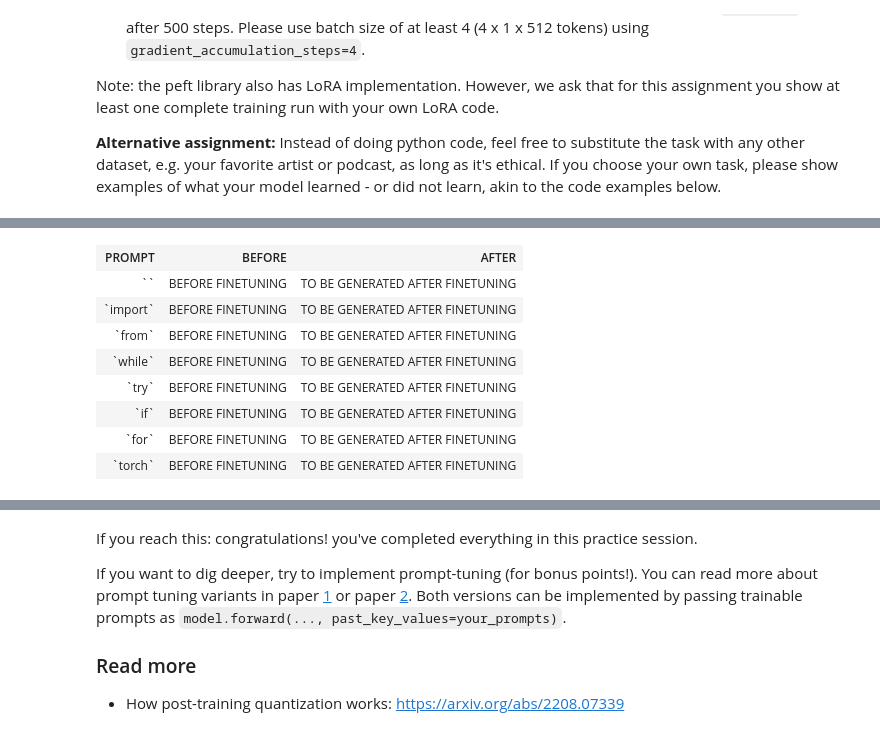
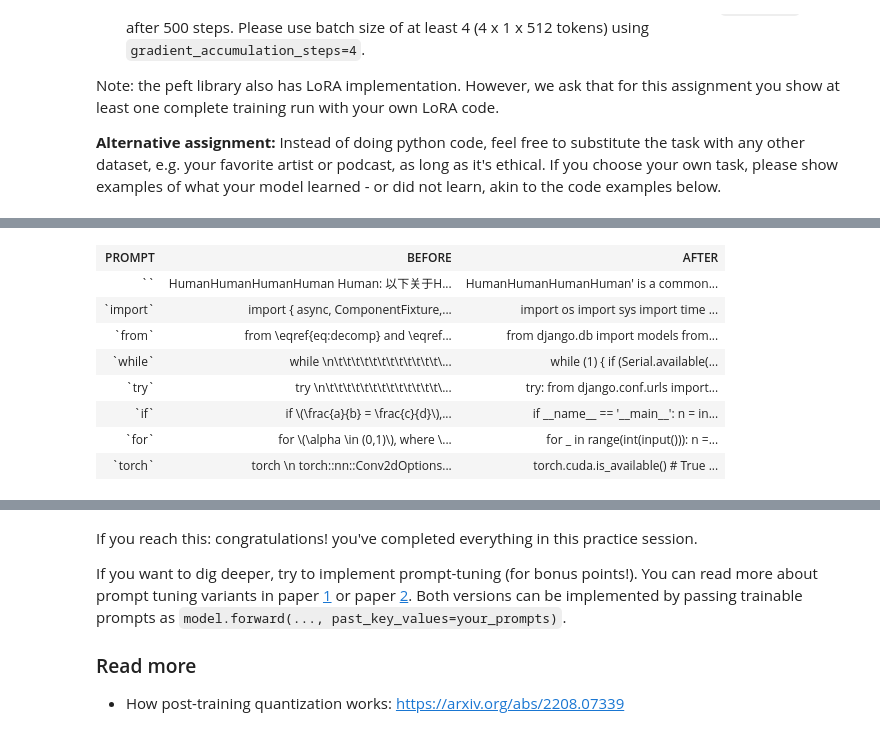
Before and after one commit to buxazich/Deep_Learning_HSE, a Jupyter notebook: week09_llm/practice_peft.ipynb, the cells around one changed output, grey strips where cells are left out. Drawn from its saved outputs; the diff is of its cells as text; code cells hidden in the pictures.

```diff
--- a/week09_llm/practice_peft.ipynb
+++ b/week09_llm/practice_peft.ipynb
@@ -195,0 +264,12 @@ Total parameters (excluding quantization): 3500478464
+# %%
+# Feel free to structure your code as you see fit - as long as it's legible :)
+prompt = 'A quick brown fox'
+batch = tokenizer(prompt, return_tensors='pt', return_token_type_ids=False).to(device)
+model.eval()
+# recomputed virtual prompts without using a generation cache
+with torch.no_grad():
+    for i in range(15):
+        next_token = model(**batch, use_cache=False).logits[:, -1].argmax(-1, keepdim=True)
+        batch['input_ids'] = torch.cat([batch['input_ids'], next_token], dim=1)
+        batch['attention_mask'] = torch.cat([batch['attention_mask'], torch.ones_like(next_token)], dim=1)
+print(tokenizer.decode(batch['input_ids'][0], skip_special_tokens=True))
@@ -369,0 +455,26 @@ __Alternative assignment:__ Instead of doing python code, feel free to substitut
+# %%
+# checked current adapters and predictions without updating weights
+bad_adapters = [
+    name for name, param in model.named_parameters()
+    if ('adapter_A' in name or 'adapter_B' in name)
+    and not torch.isfinite(param).all().item()
+]
+print('non-finite adapters:', bad_adapters)
+was_training = model.training
+model.eval()
+probe = tokenizer(
+    'import torch\nx = torch.tensor([1, 2, 3])\nprint(x)\n',
+    return_tensors='pt', return_token_type_ids=False
+).to(device)
+with torch.no_grad():
+    probe_logits = model(**probe, use_cache=False).logits
+    probe_loss = F.cross_entropy(
+        probe_logits[:, :-1].float().reshape(-1, probe_logits.shape[-1]),
+        probe['input_ids'][:, 1:].reshape(-1)
+    )
+print('logits dtype:', probe_logits.dtype)
+print('finite logits:', torch.isfinite(probe_logits).all().item())
+print('probe loss:', probe_loss.item())
+print('finite loss:', torch.isfinite(probe_loss).item())
+model.train(was_training)
+del probe_logits, probe_loss
@@ -379,37 +678,38 @@ prompts =  ['', 'import', 'from', 'while', 'try', 'if', 'for', 'torch']  # feel
 # %%
 # This template helps to compare generated code samples in pretty table form
 # feel free to present your work in other forms
 
 from IPython.display import HTML, display
+from html import escape
 table_template = """<table style="border:1px solid black" >
   <tr>
     <th style="text-align: center; border:1px solid black">PROMPT</th>
     <th style="text-align: center; border:1px solid black">BEFORE</th>
     <th style="text-align: center; border:1px solid black">AFTER</th>
   </tr>
 {}
 </table>"""
 
 row_template = '''  <tr>
     <td style="width:20%; border:1px solid black"><pre align="left">`{}`</pre></td>
     <td style="width:40%; border:1px solid black"><pre align="left">{}</pre></td>
     <td style="width:40%; border:1px solid black"><pre align="left">{}</pre></td>
   </tr>'''
 
 rows = []
 
-for prompt in prompts:
-    # replace placeholders in the format() arguments
-    rows.append(row_template.format(prompt, "BEFORE FINETUNING", "TO BE GENERATED AFTER FINETUNING"))
+for prompt, before, after in zip(prompts, before_samples, after_samples):
+    # escaped generated text before displaying it as HTML
+    rows.append(row_template.format(escape(prompt), escape(before), escape(after)))
 
 display(HTML(table_template.format('\n'.join(rows))))
 # %% [output]
 | PROMPT | BEFORE | AFTER |
-| `` | BEFORE FINETUNING | TO BE GENERATED AFTER FINETUNING |
-| `import` | BEFORE FINETUNING | TO BE GENERATED AFTER FINETUNING |
-| `from` | BEFORE FINETUNING | TO BE GENERATED AFTER FINETUNING |
-| `while` | BEFORE FINETUNING | TO BE GENERATED AFTER FINETUNING |
-| `try` | BEFORE FINETUNING | TO BE GENERATED AFTER FINETUNING |
-| `if` | BEFORE FINETUNING | TO BE GENERATED AFTER FINETUNING |
-| `for` | BEFORE FINETUNING | TO BE GENERATED AFTER FINETUNING |
-| `torch` | BEFORE FINETUNING | TO BE GENERATED AFTER FINETUNING |
+| `` | HumanHumanHumanHuman Human: 以下关于H... | HumanHumanHumanHuman' is a common... |
+| `import` | import { async, ComponentFixture,... | import os import sys import time ... |
+| `from` | from \eqref{eq:decomp} and \eqref... | from django.db import models from... |
+| `while` | while \n\t\t\t\t\t\t\t\t\t\t\t\t\... | while (1) { if (Serial.available(... |
+| `try` | try \n\t\t\t\t\t\t\t\t\t\t\t\t\t\... | try: from django.conf.urls import... |
+| `if` | if \(\frac{a}{b} = \frac{c}{d}\),... | if __name__ == '__main__': n = in... |
+| `for` | for \(\alpha \in (0,1)\), where \... | for _ in range(int(input())): n =... |
+| `torch` | torch \n torch::nn::Conv2dOptions... | torch.cuda.is_available() # True ... |
```
Also changed, not shown: parts of 22 cells of this notebook, 1 other file.
